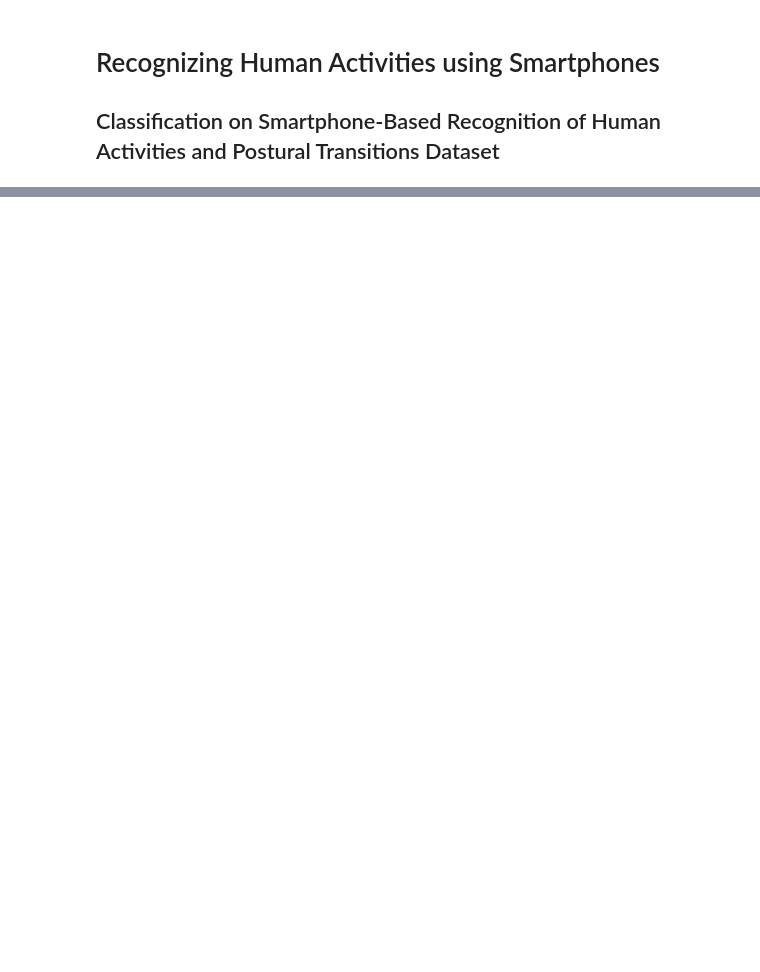
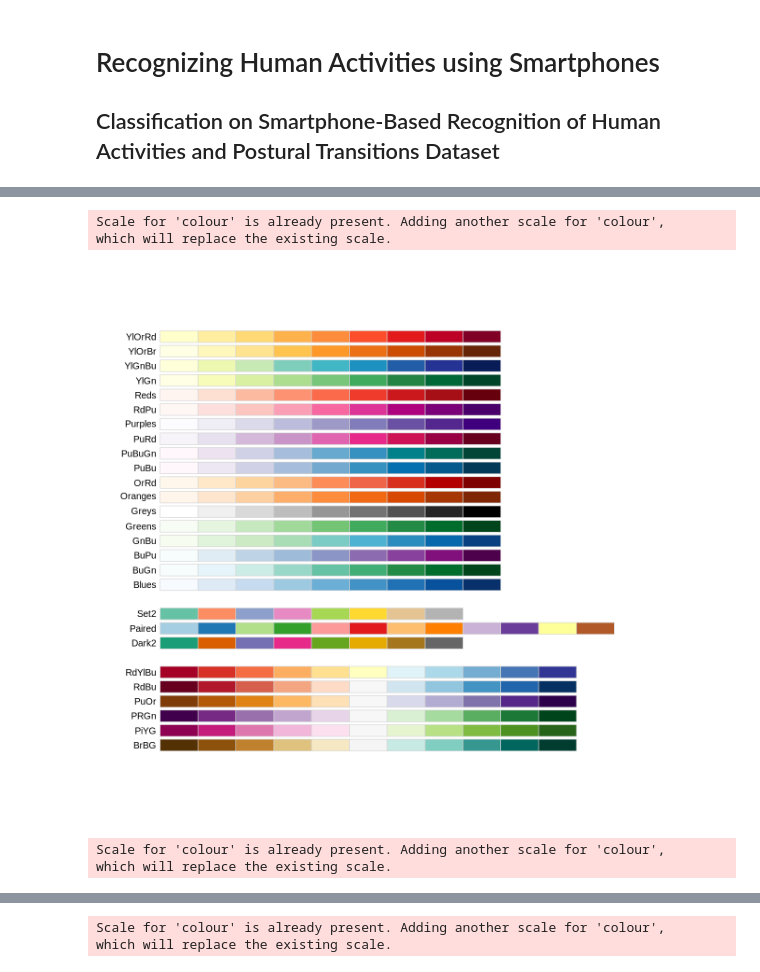
Before and after one commit to eleahj/dsci_project, a Jupyter notebook: human_activities.ipynb, the cells around one changed output, grey strips where cells are left out. Drawn from its saved outputs; the diff is of its cells as text; code cells hidden in the pictures; blank space fills up the shorter version.

Commit message:
Added exploratory data analysis draft
using 1st edition dataset

```diff
--- a/human_activities.ipynb
+++ b/human_activities.ipynb
@@ -21,5 +61,8 @@ y_training_activity_label <- scan("data/Train/y_train.txt", character(), quote =
 # %%
 # read feature values
-x_training_data <- read_delim("data/Train/X_train.txt", delim = " ", col_names = features_vector)
+x_training_data <- read_delim("data/UCI HAR Dataset/train/X_train.txt", delim = " ", col_names = features_vector_sub)
+
+x_testing_data <- read_delim("data/UCI HAR Dataset/test/X_test.txt", delim = " ", col_names = features_vector_sub)
+x_testing_data
 # %% [output]
 Warning message:
@@ -622,0 +130,5 @@ LIST OF FEATURES... -> we can use some of these as predictors...
+# %%
+bothdfs <- rbind(training_set_all, testing_set_all) %>%
+      mutate(activity_label = as_factor(activity_label))
+glimpse(bothdfs)
+tail(bothdfs)
@@ -622,0 +162,5 @@ LIST OF FEATURES... -> we can use some of these as predictors...
+# %%
+bothdfs_split <- initial_split(bothdfs, prop = 0.75, strata = activity_label)
+activity_train <- training(bothdfs_split)
+activity_test <- testing(bothdfs_split)
+glimpse(activity_train)
@@ -622,0 +200,5 @@ LIST OF FEATURES... -> we can use some of these as predictors...
+# %%
+training_subset <- activity_train %>%
+    select(tBodyAcc_mean_X, tBodyAcc_mean_Y, tBodyAcc_mean_Z, tGravityAcc_mean_X, tGravityAcc_mean_Y, tGravityAcc_mean_Z, activity_label) %>%
+    mutate(across(tBodyAcc_mean_X:tGravityAcc_mean_Z,as.numeric))
+training_subset
@@ -622,0 +304,48 @@ LIST OF FEATURES... -> we can use some of these as predictors...
+# %%
+# Using only training data, visualize the data with at least one plot relevant to the analysis you plan to do
+# (this is exploratory data analysis). An example of a useful visualization could be one that compares the
+# distributions of each of the predictor variables you plan to use in your analysis.
+
+
+# create scatter plot of tumor cell concavity versus smoothness,
+# labeling the points be diagnosis class
+options(repr.plot.width=10, repr.plot.height=10)
+library(RColorBrewer)
+display.brewer.all(colorblindFriendly = TRUE)
+
+body_gravity_x <- training_subset %>%
+  ggplot(aes(x = tBodyAcc_mean_X, y = tGravityAcc_mean_X, color = activity_label)) +
+  geom_point(alpha = 0.5) +
+  labs(x = "Gravity Acceleration ()", y = "Body Acceleration ()", color = "Activity Type") +
+scale_color_brewer(palette = "Set2") +
+  scale_color_discrete(labels = c("Walking", "Walking Upstairs", "Walking Downstairs", "Sitting", "Standing", "Laying")) +
+  theme(text = element_text(size = 12))
+#scale_x_log10(labels = comma) +
+ # scale_y_log10(labels = comma)
+
+body_gravity_x
+
+
+body_gravity_y <- training_subset %>%
+  ggplot(aes(x = tBodyAcc_mean_Y, y = tGravityAcc_mean_Y, color = activity_label)) +
+  geom_point(alpha = 0.5) +
+  labs(x = "Gravity Acceleration ()", y = "Body Acceleration ()", color = "Activity Type") +
+scale_color_brewer(palette = "Set2") +
+  scale_color_discrete(labels = c("Walking", "Walking Upstairs", "Walking Downstairs", "Sitting", "Standing", "Laying")) +
+  theme(text = element_text(size = 12))
+body_gravity_y
+
+body_gravity_z <- training_subset %>%
+  ggplot(aes(x = tBodyAcc_mean_Z, y = tGravityAcc_mean_Z, color = activity_label)) +
+  geom_point(alpha = 0.5) +
+  labs(x = "Gravity Acceleration ()", y = "Body Acceleration ()", color = "Activity Type") +
+scale_color_brewer(palette = "Set2") +
+  scale_color_discrete(labels = c("Walking", "Walking Upstairs", "Walking Downstairs", "Sitting", "Standing", "Laying")) +
+  theme(text = element_text(size = 12))
+body_gravity_z
+# %% [output]
+Scale for 'colour' is already present. Adding another scale for 'colour',
+which will replace the existing scale.
+[figure, added]
+Scale for 'colour' is already present. Adding another scale for 'colour',
+which will replace the existing scale.
@@ -622,0 +353,2 @@ LIST OF FEATURES... -> we can use some of these as predictors...
+Scale for 'colour' is already present. Adding another scale for 'colour',
+which will replace the existing scale.
```
Also changed, not shown: parts of 16 cells of this notebook.
